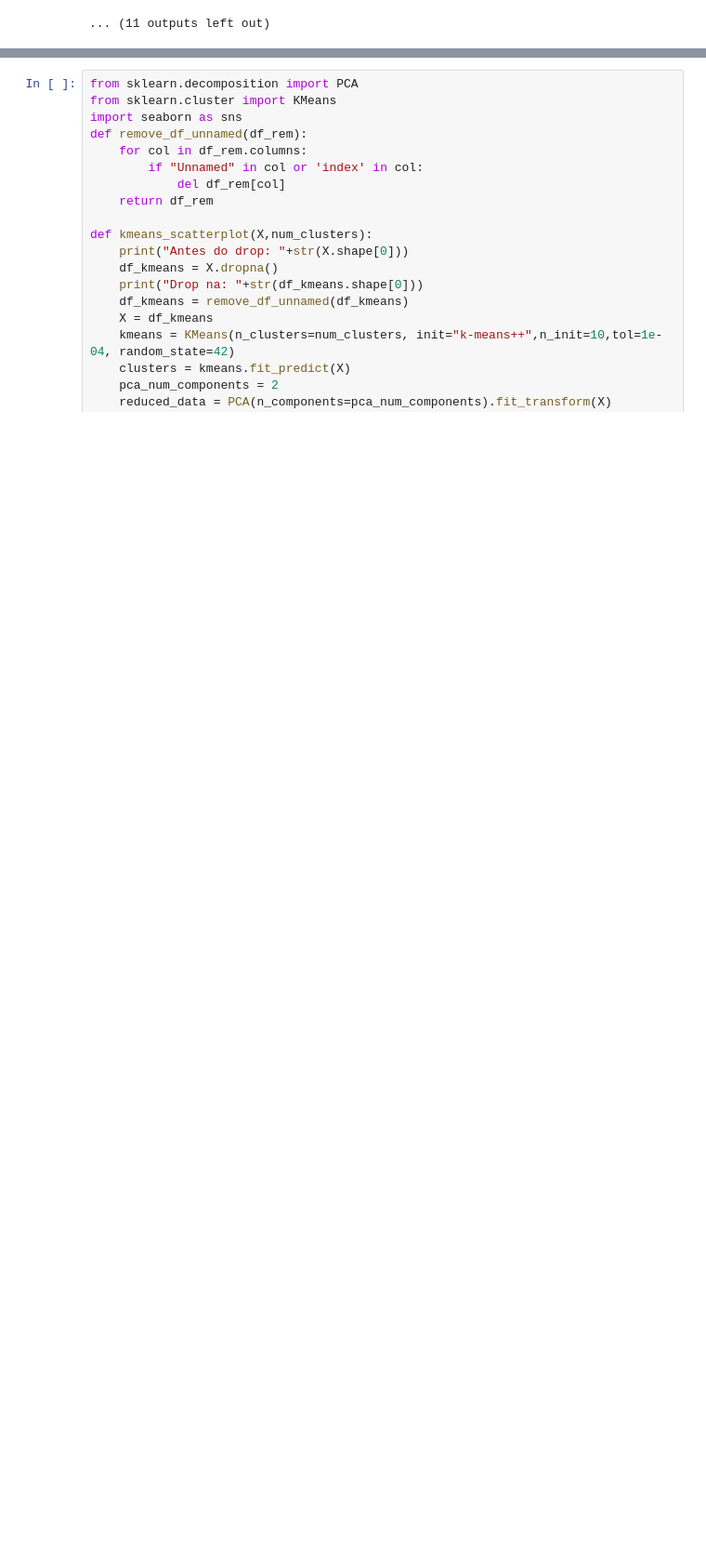
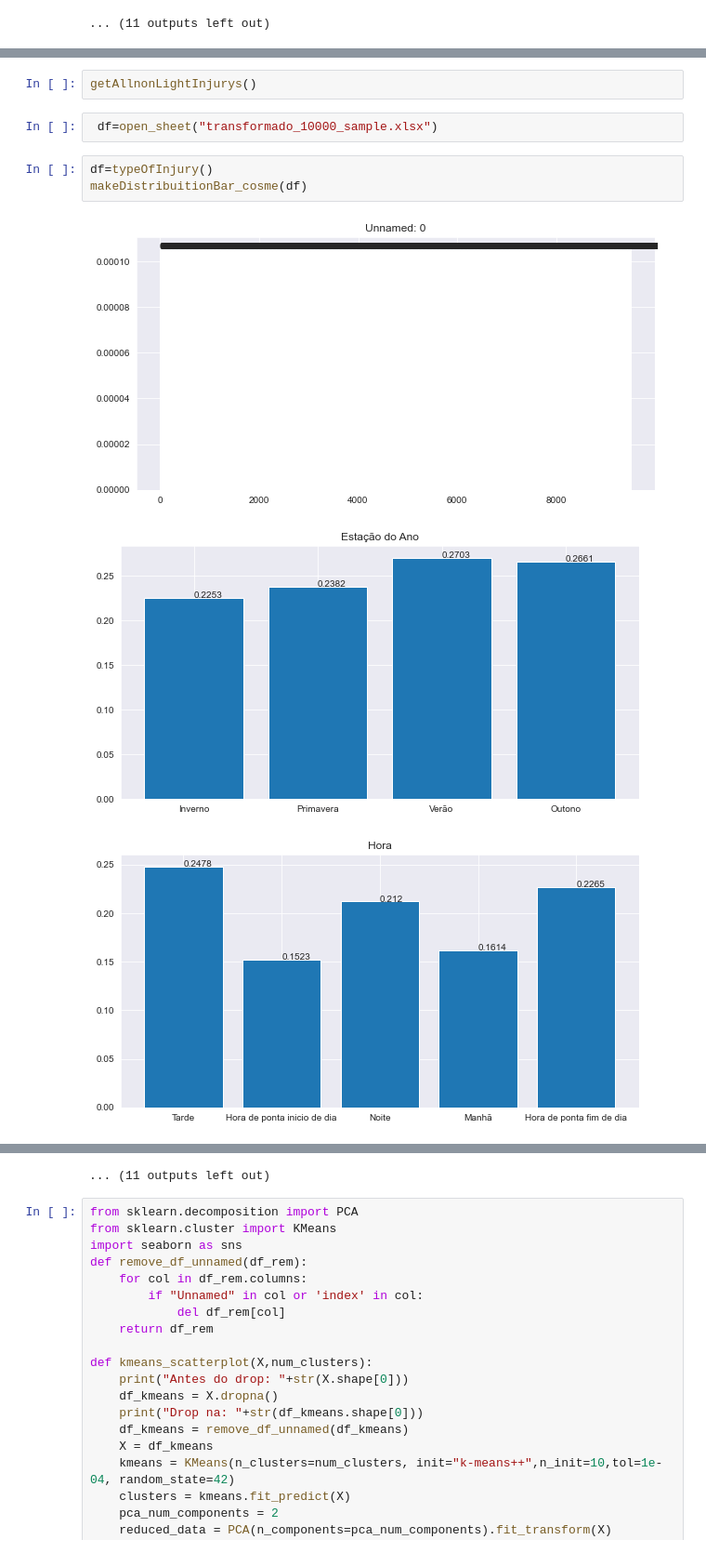
Before and after one commit to dfmce-iscte/ProjetoIAA, a Jupyter notebook: projeto_pedro.ipynb, the cells around one changed output, grey strips where cells are left out. Shown at 93% size. Cells and saved outputs as stored; diff of their text form; blank space fills up the shorter version.

```diff
--- a/projeto_pedro.ipynb
+++ b/projeto_pedro.ipynb
@@ -282,0 +319,11 @@ funct()
+# %%
+getAllnonLightInjurys()
+# %%
+ df=open_sheet("transformado_10000_sample.xlsx")
+# %%
+df=typeOfInjury()
+makeDistribuitionBar_cosme(df)
+# %% [output]
+[figure, added]
+[figure, added]
+[figure, added]
@@ -283,3 +339,4 @@ funct()
+... (11 outputs left out)
 # %%
 from sklearn.decomposition import PCA
 from sklearn.cluster import KMeans
```
Also changed, not shown: parts of 5 cells of this notebook, 1 other file.
